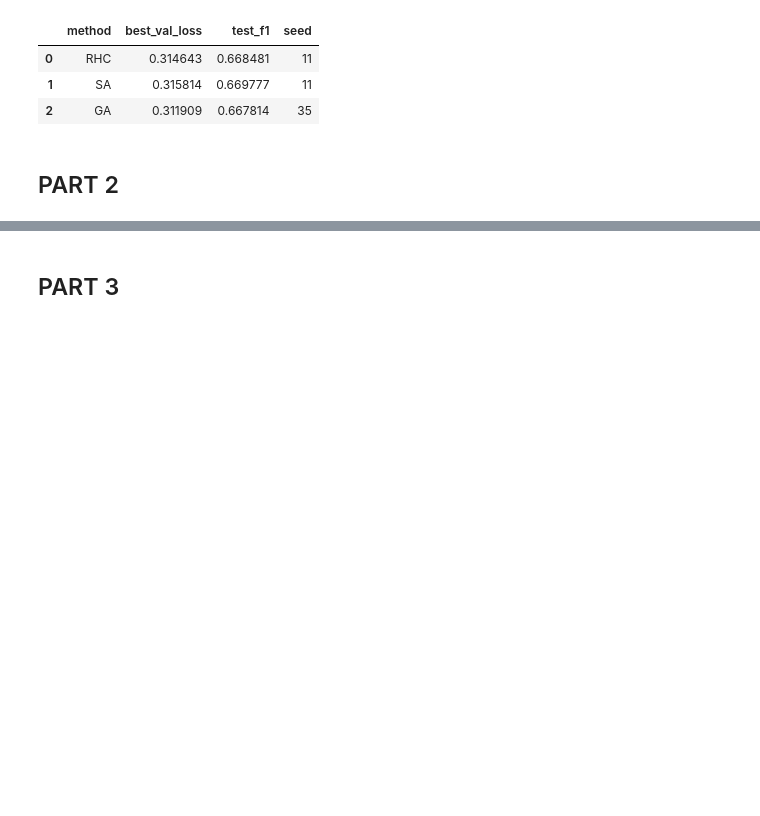
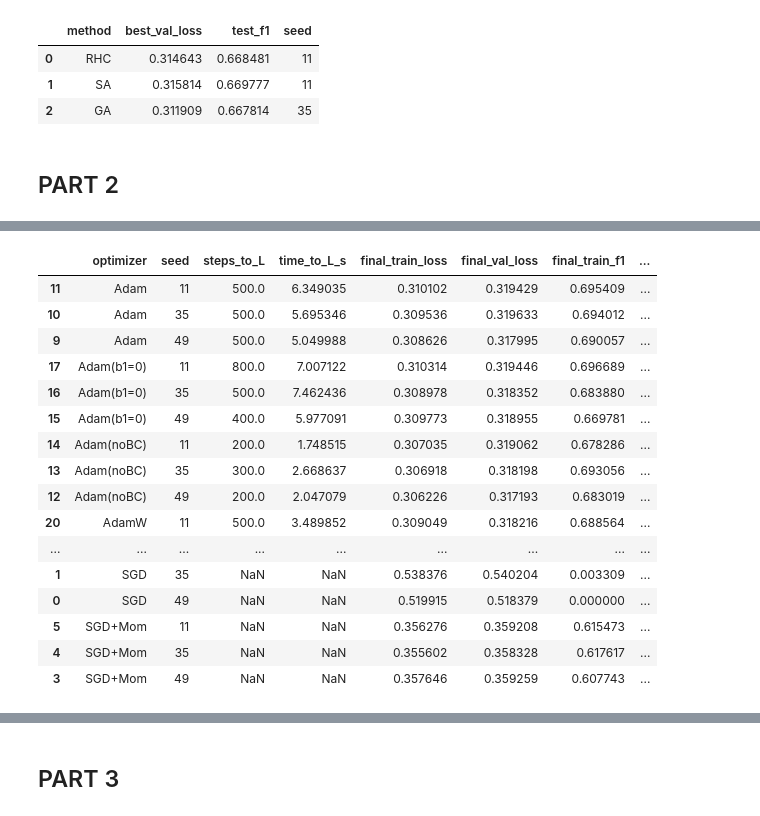
Before and after one commit to lcazorla/cs7641-optimization-uncertainty-learning, a Jupyter notebook: notebooks/analysis_adults.ipynb, the cells around one changed output, grey strips where cells are left out. Drawn from its saved outputs; the diff is of its cells as text; code cells hidden in the pictures; blank space fills up the shorter version.

```diff
--- a/notebooks/analysis_adults.ipynb
+++ b/notebooks/analysis_adults.ipynb
@@ -697,0 +833,62 @@ Baseline Test F1: 0.6850094876660341
+# %%
+SEEDS_P2 = [49, 35, 11]
+GRAD_BUDGET = 1000
+EVAL_EVERY = 100
+
+required_optimizers = [
+    ("SGD",            lambda params: torch.optim.SGD(params, lr=1e-3)),
+    ("SGD+Mom",        lambda params: torch.optim.SGD(params, lr=1e-3, momentum=0.9)),
+    ("Nesterov",       lambda params: torch.optim.SGD(params, lr=1e-3, momentum=0.9, nesterov=True)),
+    ("Adam",           lambda params: torch.optim.Adam(params, lr=1e-3, betas=(0.9, 0.999))),
+    ("Adam(noBC)",     lambda params: AdamNoBiasCorrection(params, lr=1e-3, betas=(0.9, 0.999))),
+    ("Adam(b1=0)",     lambda params: torch.optim.Adam(params, lr=1e-3, betas=(0.0, 0.999))),
+    ("AdamW",          lambda params: torch.optim.AdamW(params, lr=1e-3, betas=(0.9, 0.999), weight_decay=1e-2)),
+]
+
+p2_runs = []
+
+for opt_name, opt_fn in required_optimizers:
+    for s in SEEDS_P2:
+        model, hist, steps_to_L, time_to_L, final = train_budgeted(
+            make_model_fn=make_model,
+            make_optimizer_fn=opt_fn,
+            train_loader=train_loader,
+            val_loader=val_loader,
+            seed=s,
+            grad_budget=GRAD_BUDGET,
+            eval_every=EVAL_EVERY,
+            l_thresh=L_THRESH
+        )
+
+        p2_runs.append({
+            "optimizer": opt_name,
+            "seed": s,
+            "steps_to_L": steps_to_L,
+            "time_to_L_s": time_to_L,
+            "final_train_loss": float(final["train_loss"]),
+            "final_val_loss": float(final["val_loss"]),
+            "final_train_f1": float(final["train_f1"]),
+            "final_val_f1": float(final["val_f1"]),
+            "hist": hist
+        })
+
+df_p2 = pd.DataFrame([{k:v for k,v in r.items() if k != "hist"} for r in p2_runs])
+df_p2.sort_values(["optimizer","seed"])
+# %% [output]
+|  | optimizer | seed | steps_to_L | time_to_L_s | final_train_loss | final_val_loss | final_train_f1 | ... |
+| 11 | Adam | 11 | 500.0 | 6.349035 | 0.310102 | 0.319429 | 0.695409 | ... |
+| 10 | Adam | 35 | 500.0 | 5.695346 | 0.309536 | 0.319633 | 0.694012 | ... |
+| 9 | Adam | 49 | 500.0 | 5.049988 | 0.308626 | 0.317995 | 0.690057 | ... |
+| 17 | Adam(b1=0) | 11 | 800.0 | 7.007122 | 0.310314 | 0.319446 | 0.696689 | ... |
+| 16 | Adam(b1=0) | 35 | 500.0 | 7.462436 | 0.308978 | 0.318352 | 0.683880 | ... |
+| 15 | Adam(b1=0) | 49 | 400.0 | 5.977091 | 0.309773 | 0.318955 | 0.669781 | ... |
+| 14 | Adam(noBC) | 11 | 200.0 | 1.748515 | 0.307035 | 0.319062 | 0.678286 | ... |
+| 13 | Adam(noBC) | 35 | 300.0 | 2.668637 | 0.306918 | 0.318198 | 0.693056 | ... |
+| 12 | Adam(noBC) | 49 | 200.0 | 2.047079 | 0.306226 | 0.317193 | 0.683019 | ... |
+| 20 | AdamW | 11 | 500.0 | 3.489852 | 0.309049 | 0.318216 | 0.688564 | ... |
+| ... | ... | ... | ... | ... | ... | ... | ... | ... |
+| 1 | SGD | 35 | NaN | NaN | 0.538376 | 0.540204 | 0.003309 | ... |
+| 0 | SGD | 49 | NaN | NaN | 0.519915 | 0.518379 | 0.000000 | ... |
+| 5 | SGD+Mom | 11 | NaN | NaN | 0.356276 | 0.359208 | 0.615473 | ... |
+| 4 | SGD+Mom | 35 | NaN | NaN | 0.355602 | 0.358328 | 0.617617 | ... |
+| 3 | SGD+Mom | 49 | NaN | NaN | 0.357646 | 0.359259 | 0.607743 | ... |
```
Also changed, not shown: parts of 10 cells of this notebook.
